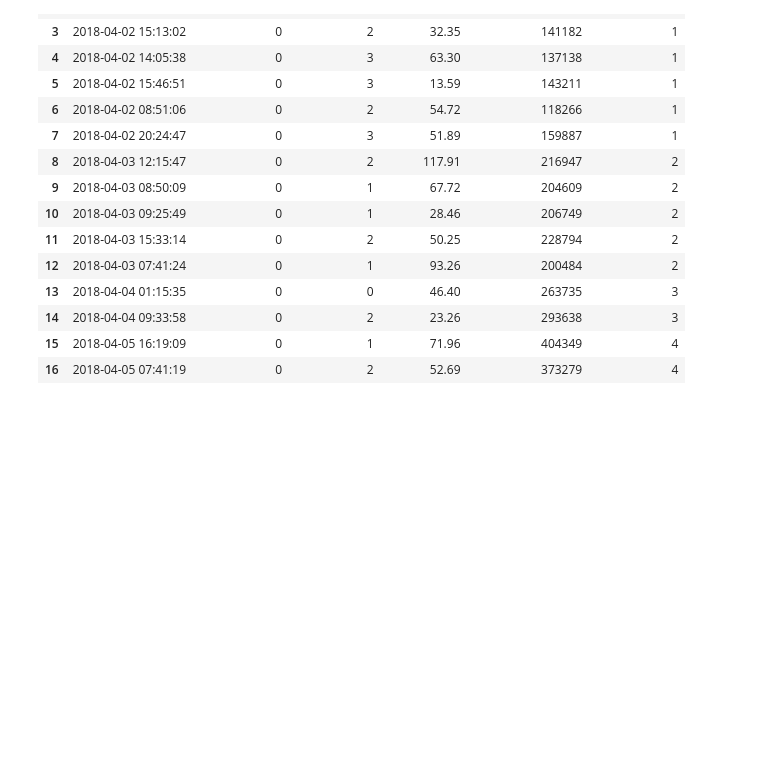
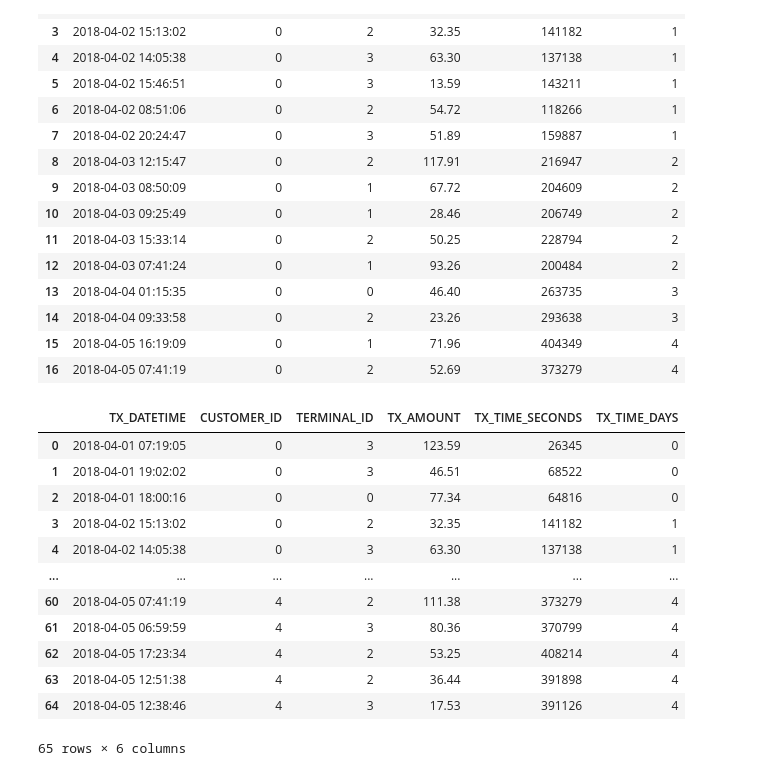
Before and after one commit to chandanravic/ML, a Jupyter notebook: credit_card_fraud_detection_google_collab.ipynb, the cells around one changed output. Drawn from its saved outputs; the diff is of its cells as text; code cells hidden in the pictures; blank space fills up the shorter version.

Commit message:
creating transaction for all customers now

```diff
--- a/credit_card_fraud_detection_google_collab.ipynb
+++ b/credit_card_fraud_detection_google_collab.ipynb
@@ -258,3 +258,20 @@ transaction_table_customer_0
 | 14 | 2018-04-04 09:33:58 | 0 | 2 | 23.26 | 293638 | 3 |
 | 15 | 2018-04-05 16:19:09 | 0 | 1 | 71.96 | 404349 | 4 |
 | 16 | 2018-04-05 07:41:19 | 0 | 2 | 52.69 | 373279 | 4 |
+# %%
+transactions_df=customer_profiles_table.groupby('CUSTOMER_ID').apply(lambda x : generate_transactions_table(x.iloc[0], nb_days=5)).reset_index(drop=True)
+transactions_df
+# %% [output]
+|  | TX_DATETIME | CUSTOMER_ID | TERMINAL_ID | TX_AMOUNT | TX_TIME_SECONDS | TX_TIME_DAYS |
+| 0 | 2018-04-01 07:19:05 | 0 | 3 | 123.59 | 26345 | 0 |
+| 1 | 2018-04-01 19:02:02 | 0 | 3 | 46.51 | 68522 | 0 |
+| 2 | 2018-04-01 18:00:16 | 0 | 0 | 77.34 | 64816 | 0 |
+| 3 | 2018-04-02 15:13:02 | 0 | 2 | 32.35 | 141182 | 1 |
+| 4 | 2018-04-02 14:05:38 | 0 | 3 | 63.30 | 137138 | 1 |
+| ... | ... | ... | ... | ... | ... | ... |
+| 60 | 2018-04-05 07:41:19 | 4 | 2 | 111.38 | 373279 | 4 |
+| 61 | 2018-04-05 06:59:59 | 4 | 3 | 80.36 | 370799 | 4 |
+| 62 | 2018-04-05 17:23:34 | 4 | 2 | 53.25 | 408214 | 4 |
+| 63 | 2018-04-05 12:51:38 | 4 | 2 | 36.44 | 391898 | 4 |
+| 64 | 2018-04-05 12:38:46 | 4 | 3 | 17.53 | 391126 | 4 |
+65 rows × 6 columns
```
